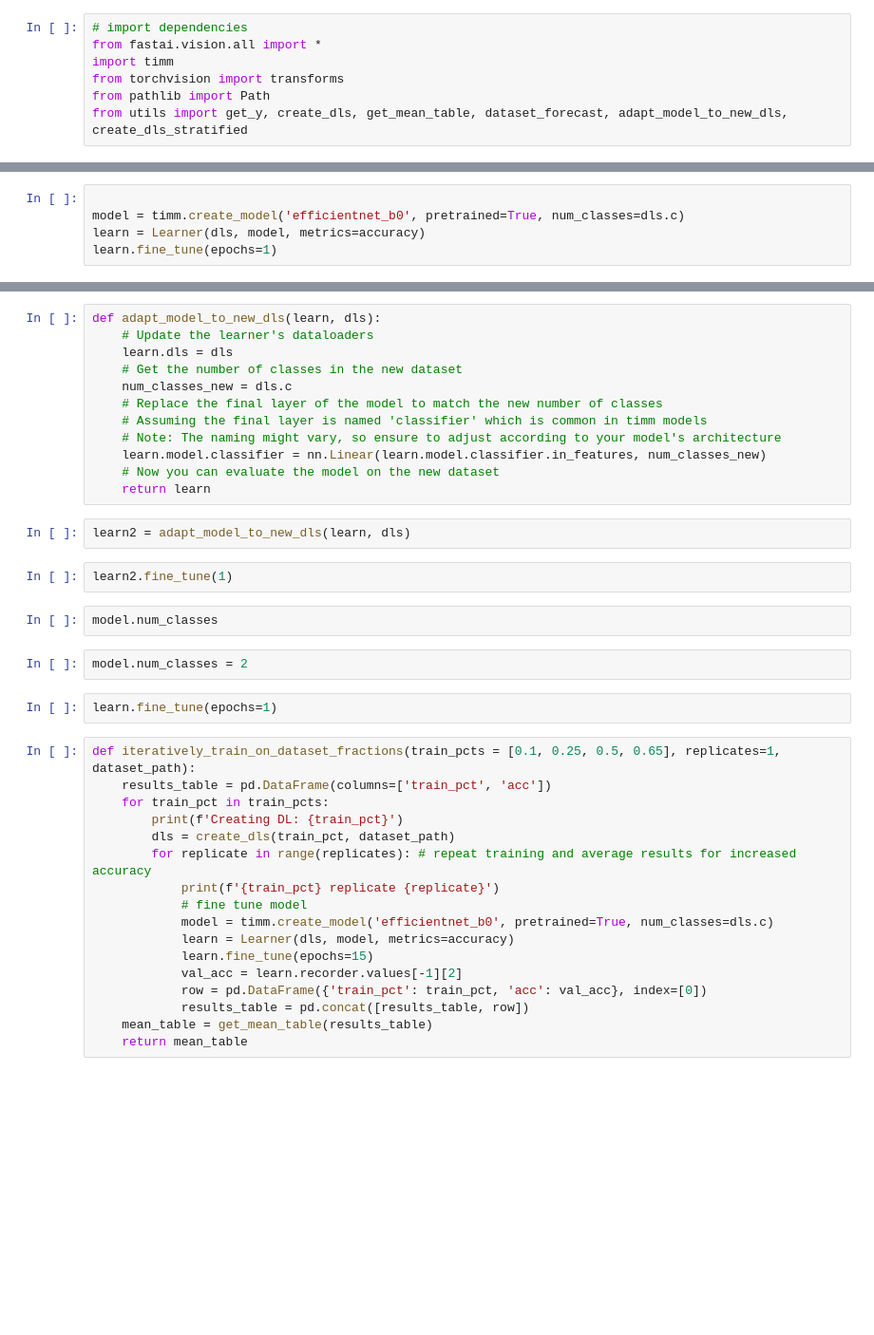
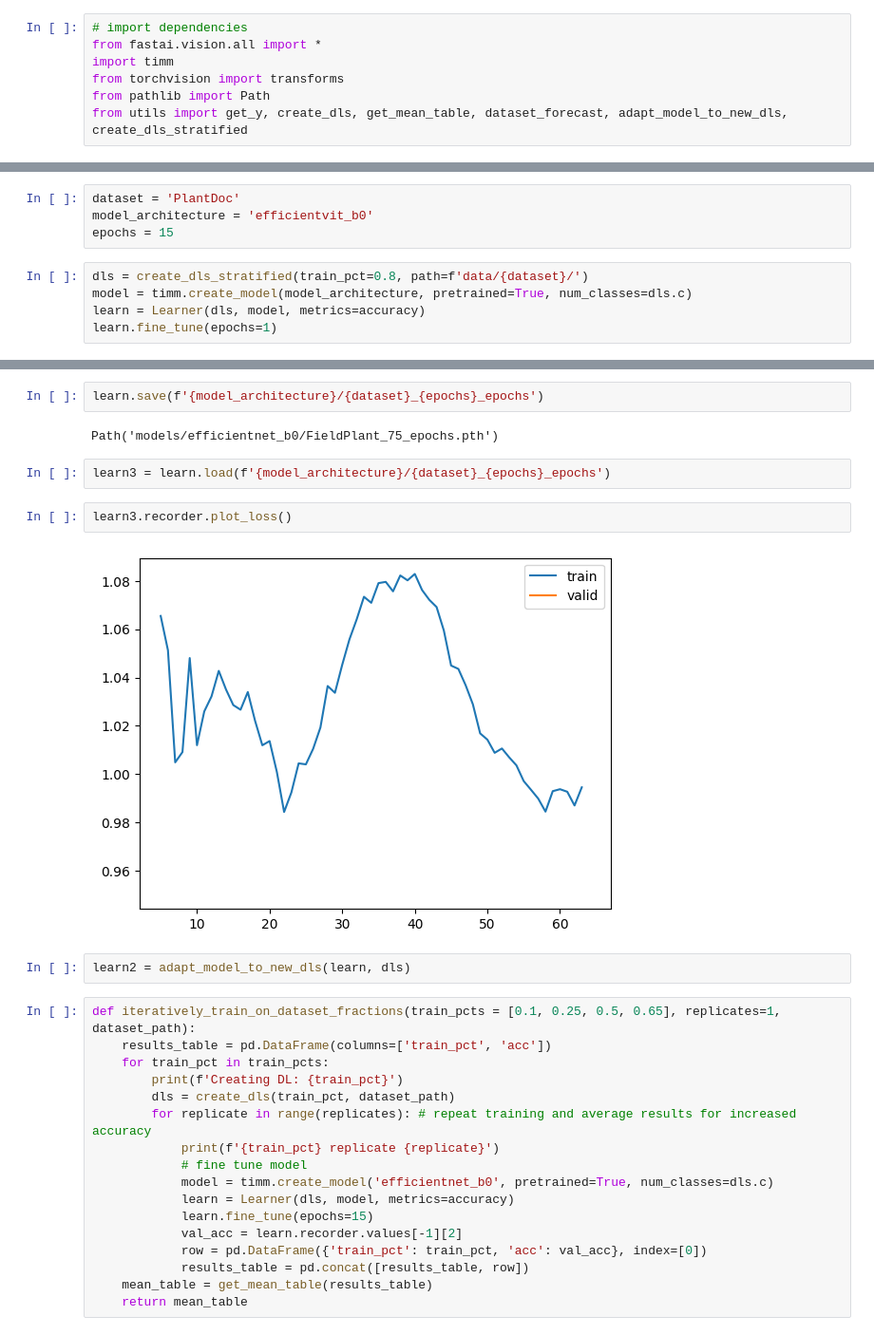
Before and after one commit to Dalton-Gray/plant-inspector, a Jupyter notebook: experiments.ipynb, the cells around one changed output, grey strips where cells are left out. Shown at 95% size. Saved outputs shown, nothing was run; the diff lists cells and outputs as text; blank space fills up the shorter version.

```diff
--- a/experiments.ipynb
+++ b/experiments.ipynb
@@ -13,6 +8,10 @@ TypeError: create_dls_stratified() got an unexpected keyword argument 'train_pct
+# %%
+dataset = 'PlantDoc'
+model_architecture = 'efficientvit_b0'
+epochs = 15
 # %%
-
-model = timm.create_model('efficientnet_b0', pretrained=True, num_classes=dls.c)
+dls = create_dls_stratified(train_pct=0.8, path=f'data/{dataset}/')
+model = timm.create_model(model_architecture, pretrained=True, num_classes=dls.c)
 learn = Learner(dls, model, metrics=accuracy)
 learn.fine_tune(epochs=1)
 # %% [output]
@@ -20,25 +24,15 @@ TypeError: expected str, bytes or os.PathLike object, not float
-# %%
-def adapt_model_to_new_dls(learn, dls):
-    # Update the learner's dataloaders
-    learn.dls = dls
-    # Get the number of classes in the new dataset
-    num_classes_new = dls.c
-    # Replace the final layer of the model to match the new number of classes
-    # Assuming the final layer is named 'classifier' which is common in timm models
-    # Note: The naming might vary, so ensure to adjust according to your model's architecture
-    learn.model.classifier = nn.Linear(learn.model.classifier.in_features, num_classes_new)
-    # Now you can evaluate the model on the new dataset
-    return learn
+# %%
+learn.save(f'{model_architecture}/{dataset}_{epochs}_epochs')
+# %% [output]
+Path('models/efficientnet_b0/FieldPlant_75_epochs.pth')
+# %%
+learn3 = learn.load(f'{model_architecture}/{dataset}_{epochs}_epochs')
+# %%
+learn3.recorder.plot_loss()
+# %% [output]
+[figure, added]
 # %%
 learn2 = adapt_model_to_new_dls(learn, dls)
-# %%
-learn2.fine_tune(1)
-# %%
-model.num_classes
-# %%
-model.num_classes = 2
-# %%
-learn.fine_tune(epochs=1)
 # %%
 def iteratively_train_on_dataset_fractions(train_pcts = [0.1, 0.25, 0.5, 0.65], replicates=1, dataset_path):
     results_table = pd.DataFrame(columns=['train_pct', 'acc'])
```
Also changed, not shown: parts of 6 cells of this notebook, 2 other files.
